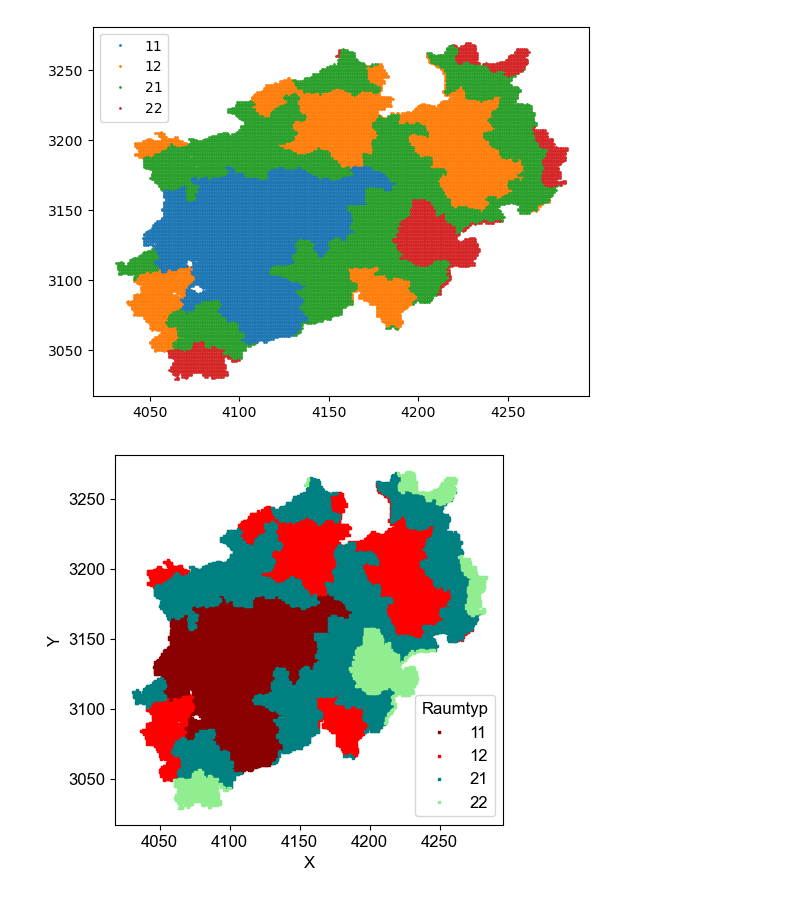
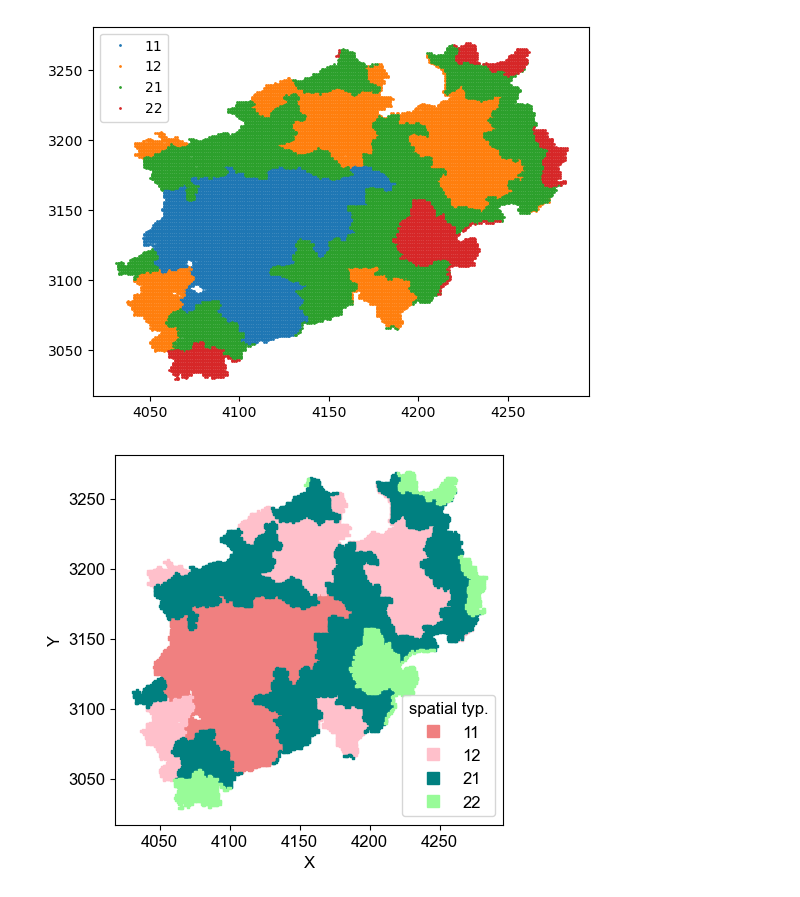
Before and after one commit to buw-bicycle-traffic/ebike-ownership-model, a Jupyter notebook: Cells spatial type.ipynb, the cells around one changed output. Saved outputs shown, nothing was run; the diff lists cells and outputs as text; code cells hidden in the pictures.

Commit message:
Add files via upload
changed plot

```diff
--- a/Cells spatial type.ipynb
+++ b/Cells spatial type.ipynb
@@ -108,6 +108,7 @@ plt.legend()
 gridcells1km.to_csv('Raumtyp.csv')
 # %%
 #map
+from matplotlib.lines import Line2D
 
 #Read the new CSV file
 df = pd.read_csv('Raumtyp.csv')
@@ -118,36 +119,42 @@ df['y'] = '0'
 for index, row in df.iterrows():
     df.at[index, 'x'] = int(row['cellname'][9:13])
     df.at[index, 'y'] = int(row['cellname'][4:8])
 
 # Keep only necessary columns
 df = df[['x', 'y', 'Raumtyp']]
 
 # Convert x and y columns to numeric
 df['x'] = pd.to_numeric(df['x'])
 df['y'] = pd.to_numeric(df['y'])
 
-heatmap_data = df.pivot('y', 'x', 'Raumtyp')
+heatmap_data = df.pivot(index='y', columns='x', values='Raumtyp')
 
 category_colors = {
-    11: 'darkred',
-    12: 'red',
+    11: 'lightcoral',
+    12: 'pink',
     21: 'teal',
-    22: 'lightgreen'
+    22: 'palegreen'
 }
 
 df['Raumtyp'] = df['Raumtyp'].astype(str)
 
 # Create a scatter plot for each category with its assigned color
 plt.rc('font', family='Arial', size=12)
 for category, color in category_colors.items():
     subset = df[df['Raumtyp'] == str(category)]
     plt.scatter(subset['x'], subset['y'], c=color, marker='s', s=0.6, label=f'{category}')
 
-plt.legend(title="Raumtyp")
+#legend
+h1 = Line2D([0], [0], marker='s', markersize=np.sqrt(20), color='lightcoral', linestyle='None')
+h2 = Line2D([0], [0], marker='s', markersize=np.sqrt(20), color='pink', linestyle='None')
+h3 = Line2D([0], [0], marker='s', markersize=np.sqrt(20), color='teal', linestyle='None')
+h4 = Line2D([0], [0], marker='s', markersize=np.sqrt(20), color='palegreen', linestyle='None')
+plt.legend([h1, h2, h3, h4], ['11','12','21', '22'], markerscale=2, scatterpoints=1, title="spatial typ.")
+
 plt.xlabel('X')
 plt.ylabel('Y')
 plt.gca().set_aspect('equal', adjustable='box')
 plt.savefig("Raumtyp_NRW.svg", format='svg')
 plt.show()
 # %% [output]
-[figure, old version]
+[figure, new version]
```
